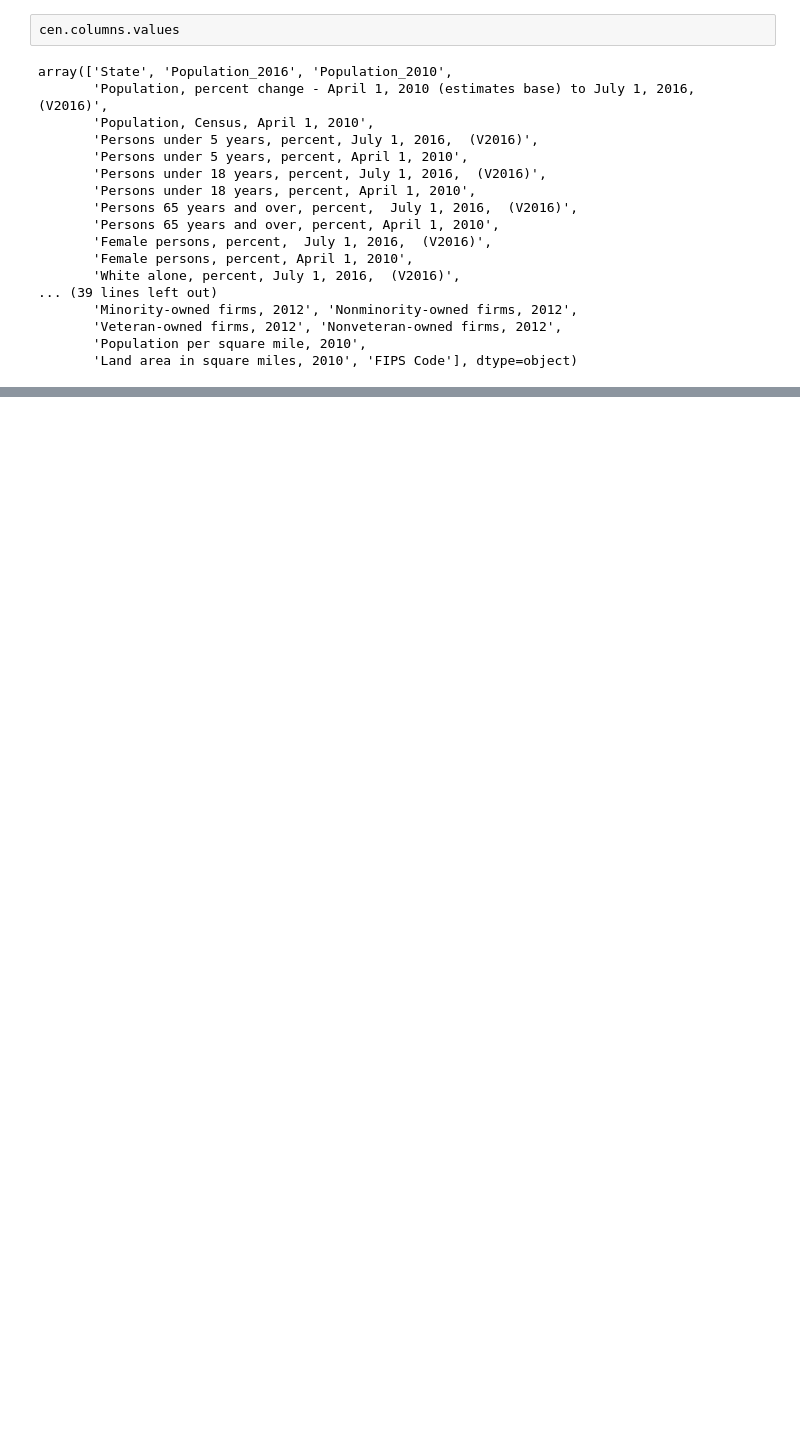
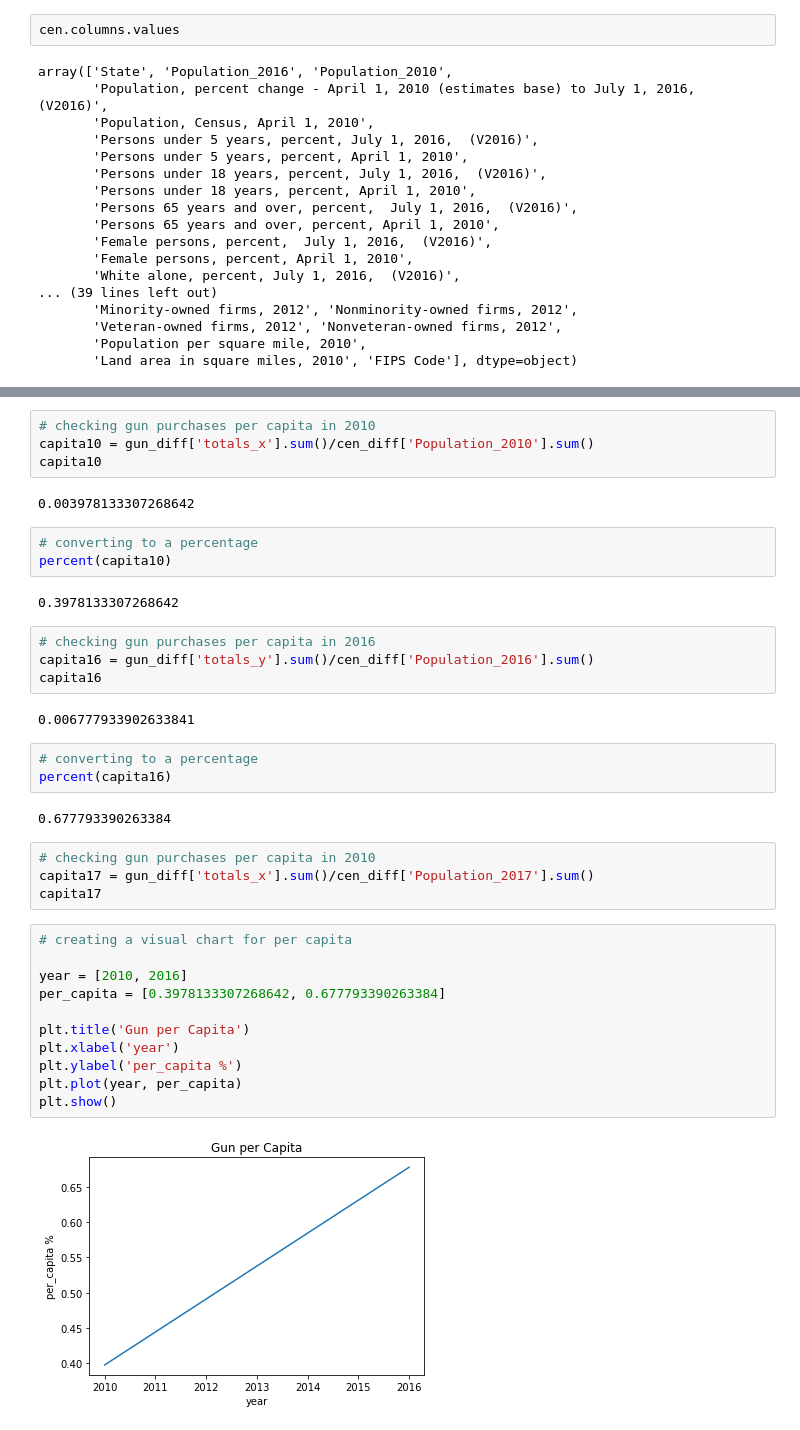
Before and after one commit to GrizzAnalytics/Udacity-Project-2-FBI-Gun-Data-Deep-Dive, a Jupyter notebook: FBI Gun Data Deep Dive.ipynb, the cells around one changed output, grey strips where cells are left out. Drawn from its saved outputs; the diff is of its cells as text; blank space fills up the shorter version.

```diff
--- a/FBI Gun Data Deep Dive.ipynb
+++ b/FBI Gun Data Deep Dive.ipynb
@@ -423,0 +710,39 @@ cen10
+# %%
+# checking gun purchases per capita in 2010
+capita10 = gun_diff['totals_x'].sum()/cen_diff['Population_2010'].sum()
+capita10
+# %% [output]
+0.003978133307268642
+# %%
+# converting to a percentage
+percent(capita10)
+# %% [output]
+0.3978133307268642
+# %%
+# checking gun purchases per capita in 2016
+capita16 = gun_diff['totals_y'].sum()/cen_diff['Population_2016'].sum()
+capita16
+# %% [output]
+0.006777933902633841
+# %%
+# converting to a percentage
+percent(capita16)
+# %% [output]
+0.677793390263384
+# %%
+# checking gun purchases per capita in 2010
+capita17 = gun_diff['totals_x'].sum()/cen_diff['Population_2017'].sum()
+capita17
+# %%
+# creating a visual chart for per capita
+
+year = [2010, 2016]
+per_capita = [0.3978133307268642, 0.677793390263384]
+
+plt.title('Gun per Capita')
+plt.xlabel('year')
+plt.ylabel('per_capita %')
+plt.plot(year, per_capita)
+plt.show()
+# %% [output]
+[figure, added]
```
Also changed, not shown: parts of 136 cells of this notebook, 1 other file.
